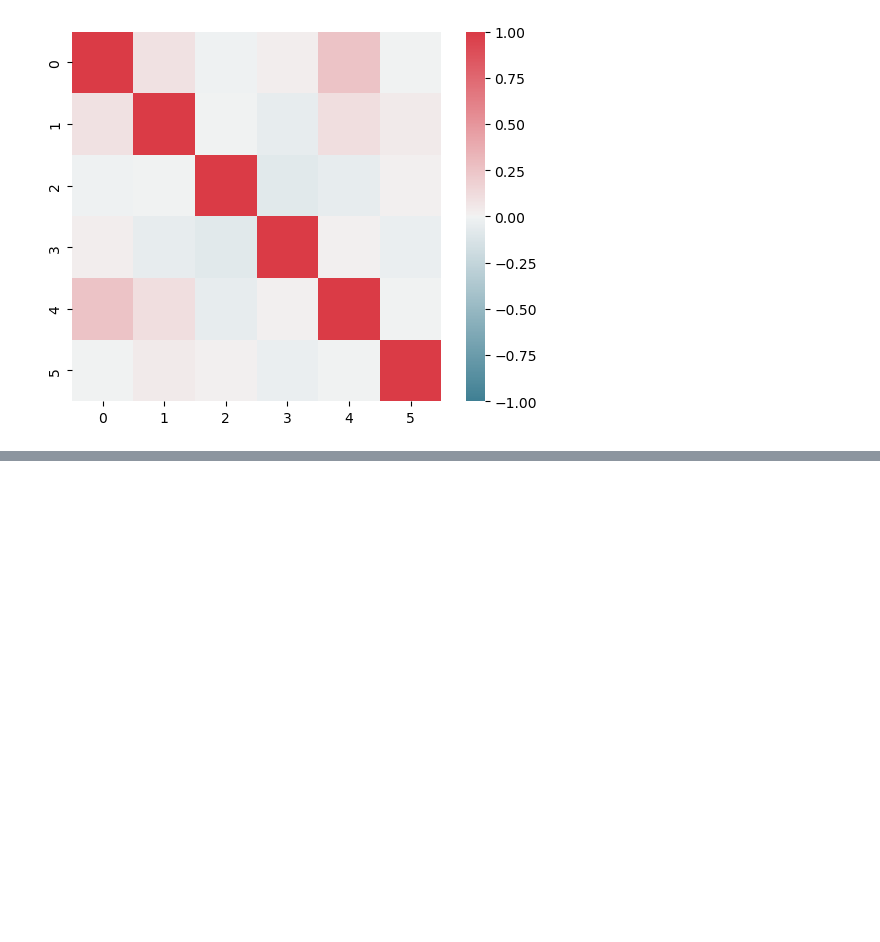
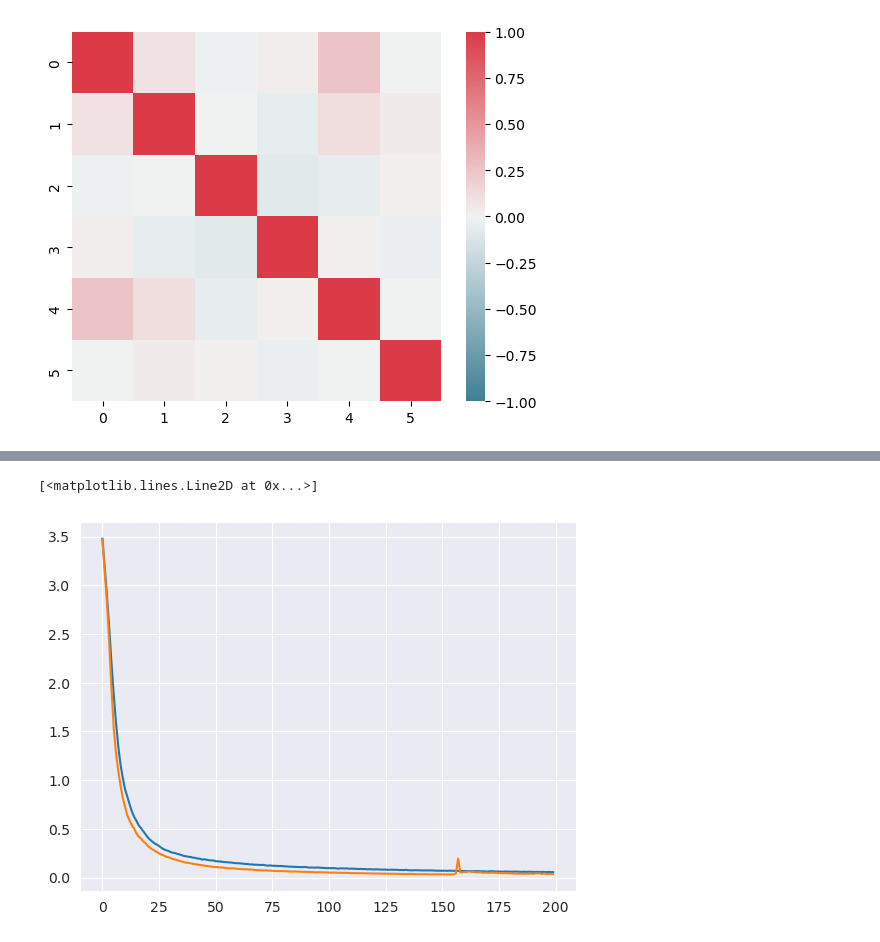
Before and after one commit to Unnamed-1408/CSE5002_Mini_Project, a Jupyter notebook: raw_data_analyse.ipynb, the cells around one changed output, grey strips where cells are left out. Drawn from its saved outputs; the diff is of its cells as text; code cells hidden in the pictures; blank space fills up the shorter version.

```diff
--- a/raw_data_analyse.ipynb
+++ b/raw_data_analyse.ipynb
@@ -90,0 +110,6 @@ sns.heatmap(corr,
+# %%
+plt.plot(data1[:200])
+plt.plot(data2[:200])
+# %% [output]
+[<matplotlib.lines.Line2D at 0x...>]
+[figure, added]
```
Also changed, not shown: parts of 5 cells of this notebook, 4 other files.
